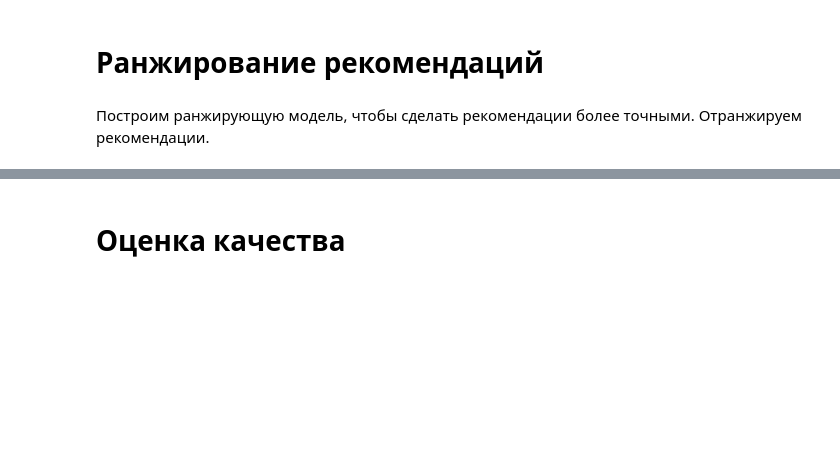
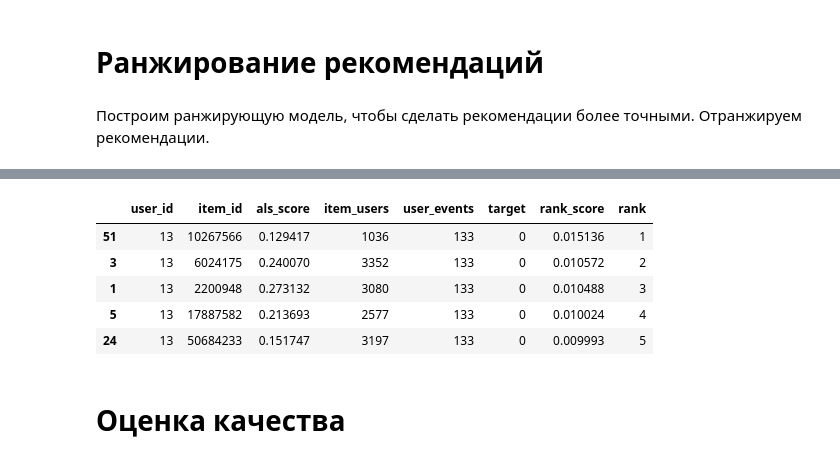
Before and after one commit to useful-pers/mle-project-sprint-4-v001, a Jupyter notebook: recommendations.ipynb, the cells around one changed output, grey strips where cells are left out. Saved outputs shown, nothing was run; the diff lists cells and outputs as text; code cells hidden in the pictures; blank space fills up the shorter version.

```diff
--- a/recommendations.ipynb
+++ b/recommendations.ipynb
@@ -642,0 +838,7 @@ pd.read_parquet(
+# %%
+als_recs = als_model.recommend(
+    test_users["user_id_enc"].to_numpy(),
+    user_item_matrix[test_users["user_id_enc"]],
+    N=top_k,
+    filter_already_liked_items=True,
+)
@@ -644,3 +915,8 @@ pd.read_parquet(
 # Похожие
 # %% [markdown]
 Рассчитаем похожие, они позже пригодятся для онлайн-рекомендаций.
+# %%
+train_item_ids_enc = np.unique(events_train["item_id_enc"].to_numpy())
+max_similar_items = int(top_k / 2) #  тут уменьшаем, иначе очень долго будет считаться
+
+batch_size = 5000
@@ -652,3 +1084,58 @@ pd.read_parquet(
 # Ранжирование рекомендаций
 # %% [markdown]
 Построим ранжирующую модель, чтобы сделать рекомендации более точными. Отранжируем рекомендации.
+# %%
+# target = 1, если пользователь взаимодействовал с треком в test-периоде
+events_test_targets = (
+    events_test
+    .assign(target=1)
+    .loc[:, ["user_id", "item_id", "target"]]
+)
+
+candidates = (
+    candidates
+    .merge(events_test_targets, on=["user_id", "item_id"], how="left")
+)
+
+candidates["target"] = candidates["target"].fillna(0).astype("int8")
+
+X = candidates[features]
+y = candidates["target"]
+
+ranker = CatBoostClassifier(
+    iterations=300,
+    learning_rate=0.1,
+    depth=6,
+    loss_function="Logloss",
+    eval_metric="AUC",
+    random_seed=42,
+    verbose=50
+)
+
+# обучение модели
+ranker.fit(X, y)
+
+# сохранение предсказаний
+candidates["rank_score"] = ranker.predict_proba(X)[:, 1]
+
+# финальное ранжирование рекомендаций
+final_recommendations = (
+    candidates
+    .sort_values(["user_id", "rank_score"], ascending=[True, False])
+    .assign(rank=lambda df: df.groupby("user_id").cumcount() + 1)
+)
+
+# ограничение количества рекомендаций на пользователя
+top_k = 100
+final_recommendations = final_recommendations.query("rank <= @top_k")
+
+print("final rows:", len(final_recommendations))
+print("users:", final_recommendations["user_id"].nunique())
+print(
+    "items per user (min/max):",
+    final_recommendations.groupby("user_id")["item_id"].count().min(),
+    final_recommendations.groupby("user_id")["item_id"].count().max(),
+)
+
+final_recommendations.head()
+# %% [output]
@@ -655,3 +1152,9 @@ pd.read_parquet(
+|  | user_id | item_id | als_score | item_users | user_events | target | rank_score | rank |
+| 51 | 13 | 10267566 | 0.129417 | 1036 | 133 | 0 | 0.015136 | 1 |
+| 3 | 13 | 6024175 | 0.240070 | 3352 | 133 | 0 | 0.010572 | 2 |
+| 1 | 13 | 2200948 | 0.273132 | 3080 | 133 | 0 | 0.010488 | 3 |
+| 5 | 13 | 17887582 | 0.213693 | 2577 | 133 | 0 | 0.010024 | 4 |
+| 24 | 13 | 50684233 | 0.151747 | 3197 | 133 | 0 | 0.009993 | 5 |
 # %% [markdown]
 # Оценка качества
 # %% [markdown]
```
Also changed, not shown: parts of 38 cells of this notebook, 5 other files.
